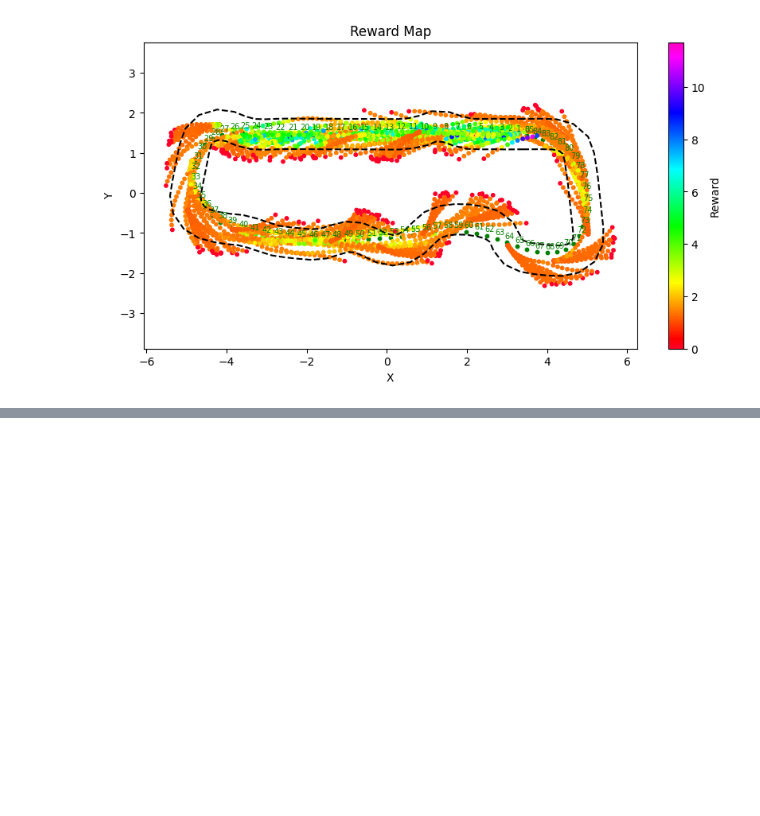
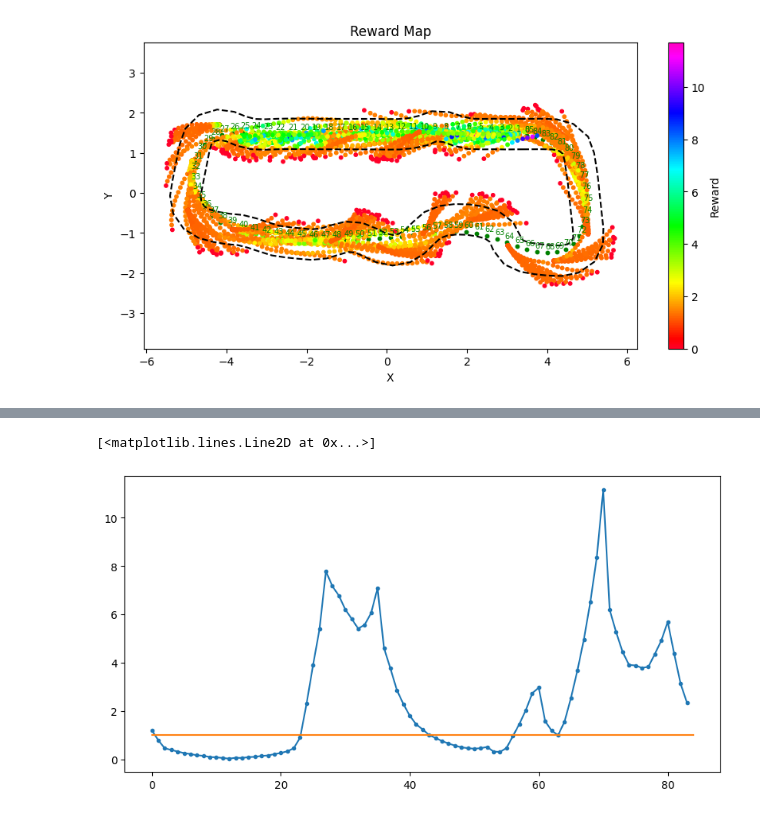
Before and after one commit to nachtdenkerr/42Horsepower, a Jupyter notebook: test.ipynb, the cells around one changed output, grey strips where cells are left out. Saved outputs shown, nothing was run; the diff lists cells and outputs as text; code cells hidden in the pictures; blank space fills up the shorter version.

```diff
--- a/test.ipynb
+++ b/test.ipynb
@@ -235,0 +245,15 @@ plt.show()
+# %%
+head1 = ideal_data[1:-1, [0, 1]] - ideal_data[0:-2, [0, 1]]
+head1 = head1.T / np.linalg.norm(head1.T, axis=0)
+head1 = head1.T
+head2 = ideal_data[2:, [0, 1]] - ideal_data[0:-2, [0, 1]]
+head2 = head2.T / np.linalg.norm(head2.T, axis=0)
+head2 = head2.T
+# %%
+tmp = [np.dot(head1[i, :], head2[i, :]) for i in range(85)]
+plt.figure(figsize=(10, 5))
+plt.plot(np.arccos(tmp)/np.pi*180, marker=".")
+plt.plot(np.repeat(1, 85))
+# %% [output]
+[<matplotlib.lines.Line2D at 0x...>]
+[figure, added]
```
Also changed, not shown: parts of 8 cells of this notebook, 1 other file.
